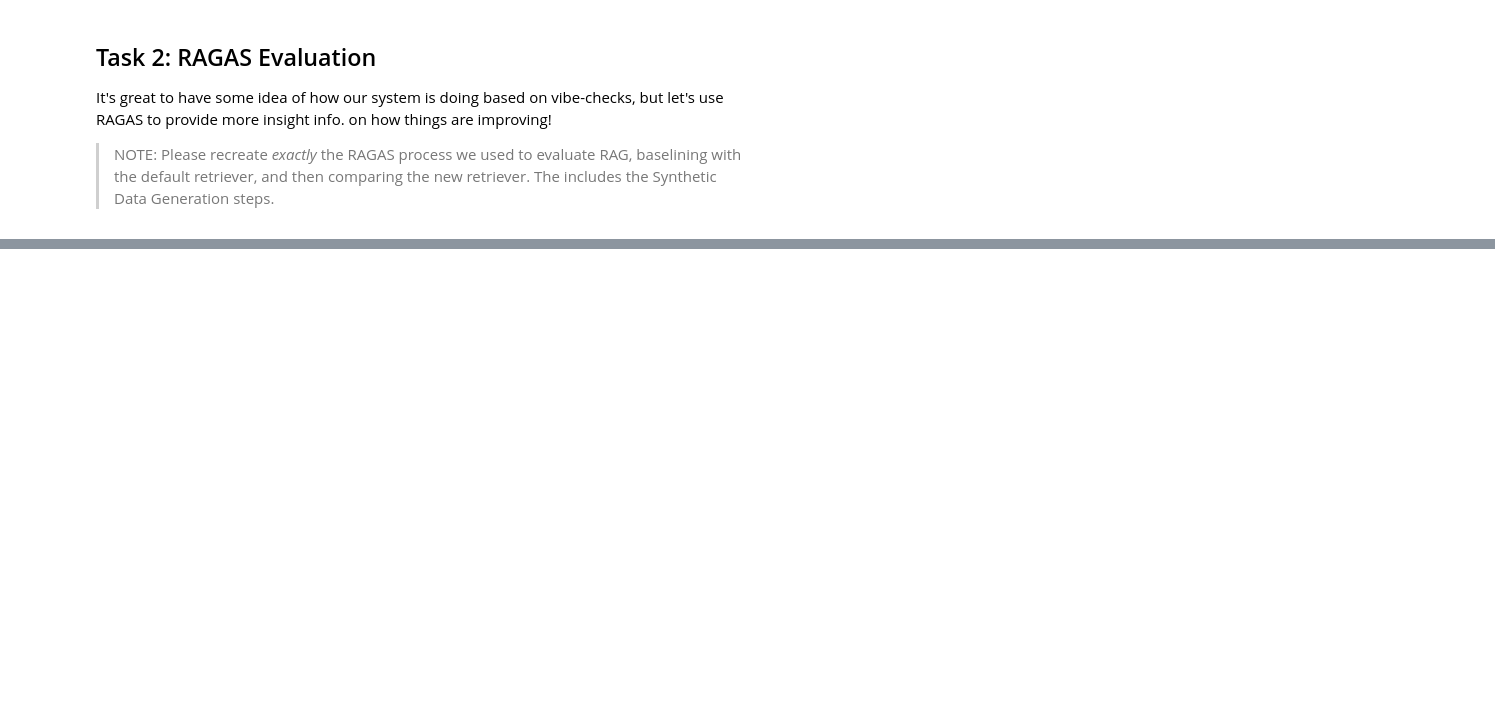
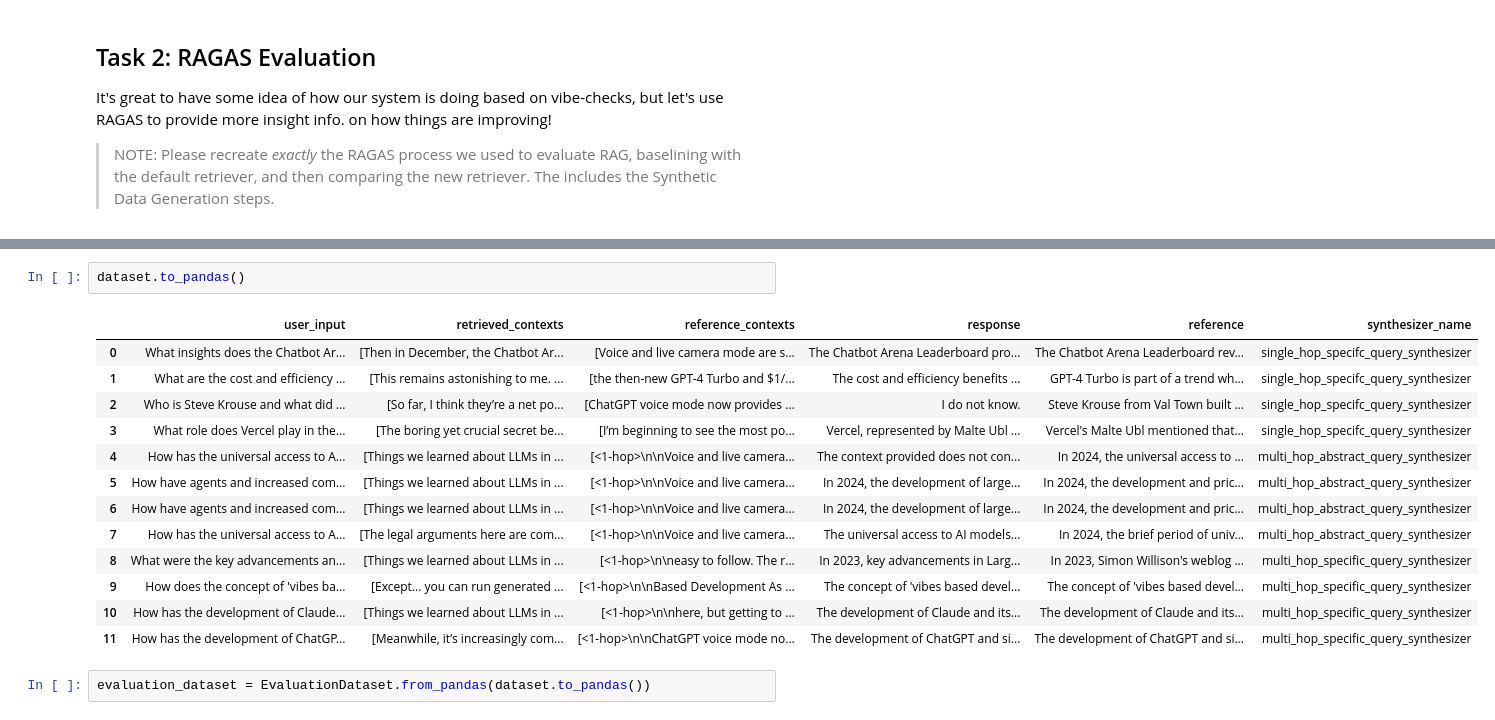
Before and after one commit to vin00d/AIE5, a Jupyter notebook: 09_Finetuning_Embeddings/Fine_tuning_Embedding_Models_for_RAG_Solution_Notebook.ipynb, the cells around one changed output, grey strips where cells are left out. Cells and saved outputs as stored; diff of their text form; blank space fills up the shorter version.

```diff
--- a/09_Finetuning_Embeddings/Fine_tuning_Embedding_Models_for_RAG_Solution_Notebook.ipynb
+++ b/09_Finetuning_Embeddings/Fine_tuning_Embedding_Models_for_RAG_Solution_Notebook.ipynb
@@ -790,0 +929,18 @@ It's great to have some idea of how our system is doing based on vibe-checks, bu
+# %%
+dataset.to_pandas()
+# %% [output]
+|  | user_input | retrieved_contexts | reference_contexts | response | reference | synthesizer_name |
+| 0 | What insights does the Chatbot Ar... | [Then in December, the Chatbot Ar... | [Voice and live camera mode are s... | The Chatbot Arena Leaderboard pro... | The Chatbot Arena Leaderboard rev... | single_hop_specifc_query_synthesizer |
+| 1 | What are the cost and efficiency ... | [This remains astonishing to me. ... | [the then-new GPT-4 Turbo and $1/... | The cost and efficiency benefits ... | GPT-4 Turbo is part of a trend wh... | single_hop_specifc_query_synthesizer |
+| 2 | Who is Steve Krouse and what did ... | [So far, I think they’re a net po... | [ChatGPT voice mode now provides ... | I do not know. | Steve Krouse from Val Town built ... | single_hop_specifc_query_synthesizer |
+| 3 | What role does Vercel play in the... | [The boring yet crucial secret be... | [I’m beginning to see the most po... | Vercel, represented by Malte Ubl ... | Vercel's Malte Ubl mentioned that... | single_hop_specifc_query_synthesizer |
+| 4 | How has the universal access to A... | [Things we learned about LLMs in ... | [<1-hop>\n\nVoice and live camera... | The context provided does not con... | In 2024, the universal access to ... | multi_hop_abstract_query_synthesizer |
+| 5 | How have agents and increased com... | [Things we learned about LLMs in ... | [<1-hop>\n\nVoice and live camera... | In 2024, the development of large... | In 2024, the development and pric... | multi_hop_abstract_query_synthesizer |
+| 6 | How have agents and increased com... | [Things we learned about LLMs in ... | [<1-hop>\n\nVoice and live camera... | In 2024, the development of large... | In 2024, the development and pric... | multi_hop_abstract_query_synthesizer |
+| 7 | How has the universal access to A... | [The legal arguments here are com... | [<1-hop>\n\nVoice and live camera... | The universal access to AI models... | In 2024, the brief period of univ... | multi_hop_abstract_query_synthesizer |
+| 8 | What were the key advancements an... | [Things we learned about LLMs in ... | [<1-hop>\n\neasy to follow. The r... | In 2023, key advancements in Larg... | In 2023, Simon Willison's weblog ... | multi_hop_specific_query_synthesizer |
+| 9 | How does the concept of 'vibes ba... | [Except... you can run generated ... | [<1-hop>\n\nBased Development As ... | The concept of 'vibes based devel... | The concept of 'vibes based devel... | multi_hop_specific_query_synthesizer |
+| 10 | How has the development of Claude... | [Things we learned about LLMs in ... | [<1-hop>\n\nhere, but getting to ... | The development of Claude and its... | The development of Claude and its... | multi_hop_specific_query_synthesizer |
+| 11 | How has the development of ChatGP... | [Meanwhile, it’s increasingly com... | [<1-hop>\n\nChatGPT voice mode no... | The development of ChatGPT and si... | The development of ChatGPT and si... | multi_hop_specific_query_synthesizer |
+# %%
+evaluation_dataset = EvaluationDataset.from_pandas(dataset.to_pandas())
```
Also changed, not shown: parts of 42 cells of this notebook.
